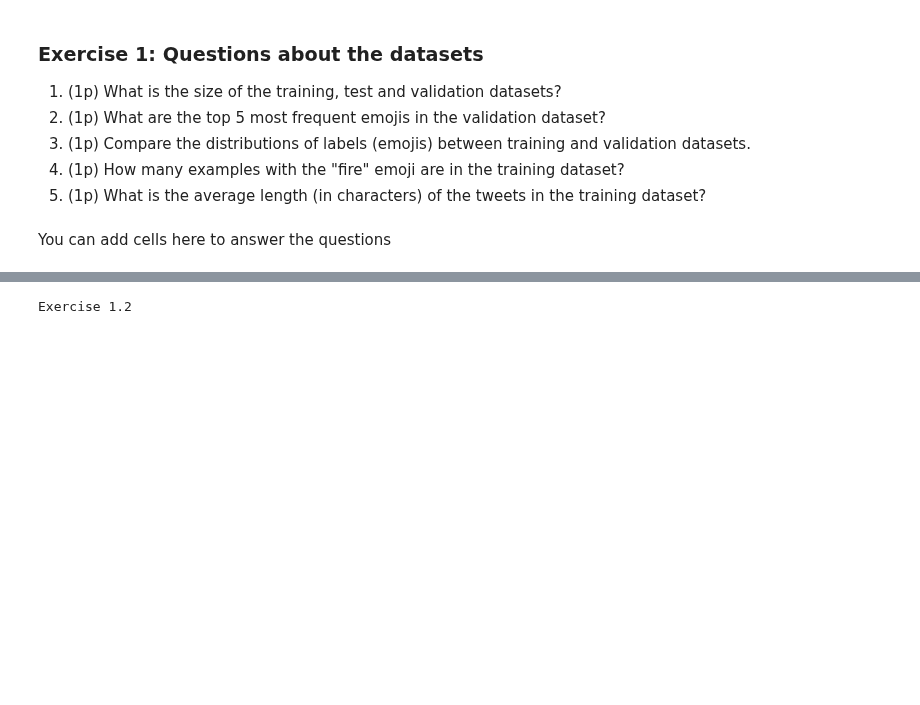
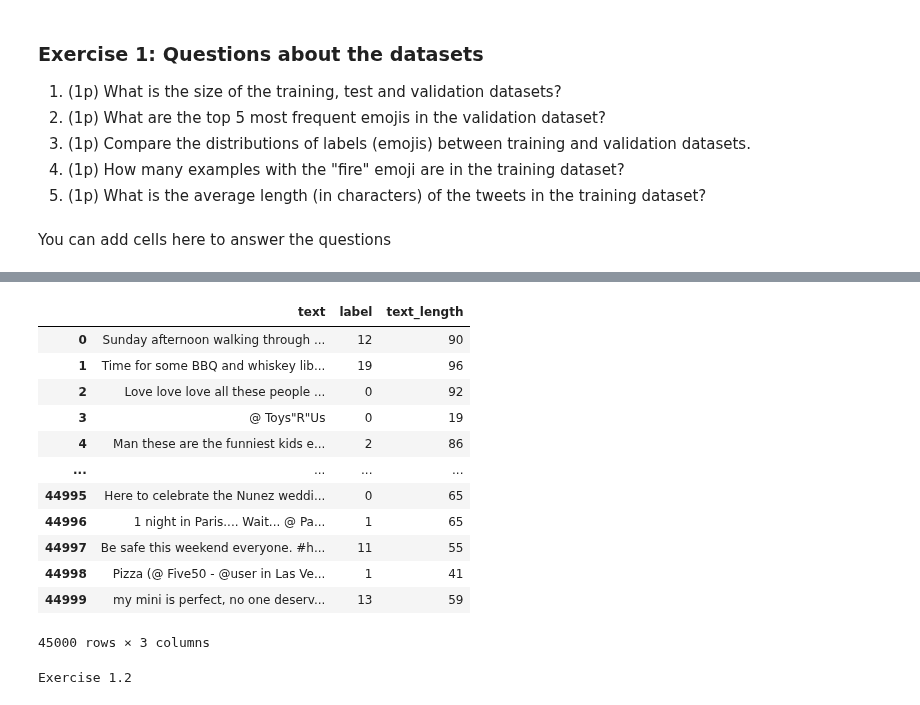
Before and after one commit to vddobush/NLP_Project, a Jupyter notebook: lab1_empty.ipynb, the cells around one changed output, grey strips where cells are left out. Saved outputs shown, nothing was run; the diff lists cells and outputs as text; code cells hidden in the pictures; blank space fills up the shorter version.

```diff
--- a/lab1_empty.ipynb
+++ b/lab1_empty.ipynb
@@ -317,3 +312,21 @@ Size of validation dataset:  50000
+# %%
+train_df = tweet_ds['train']
+train_ds_df = pd.DataFrame(tweet_ds['train'])
+train_ds_df
+# %% [output]
+|  | text | label | text_length |
+| 0 | Sunday afternoon walking through ... | 12 | 90 |
+| 1 | Time for some BBQ and whiskey lib... | 19 | 96 |
+| 2 | Love love love all these people ️... | 0 | 92 |
+| 3 | ️ ️ ️ ️ @ Toys"R"Us | 0 | 19 |
+| 4 | Man these are the funniest kids e... | 2 | 86 |
+| ... | ... | ... | ... |
+| 44995 | Here to celebrate the Nunez weddi... | 0 | 65 |
+| 44996 | 1 night in Paris.... Wait... @ Pa... | 1 | 65 |
+| 44997 | Be safe this weekend everyone. #h... | 11 | 55 |
+| 44998 | Pizza (@ Five50 - @user in Las Ve... | 1 | 41 |
+| 44999 | my mini is perfect, no one deserv... | 13 | 59 |
+45000 rows × 3 columns
 # %%
 print('Exercise 1.2')
 validation_ds_df = pd.DataFrame(tweet_ds['validation'])
```
Also changed, not shown: parts of 9 cells of this notebook.
